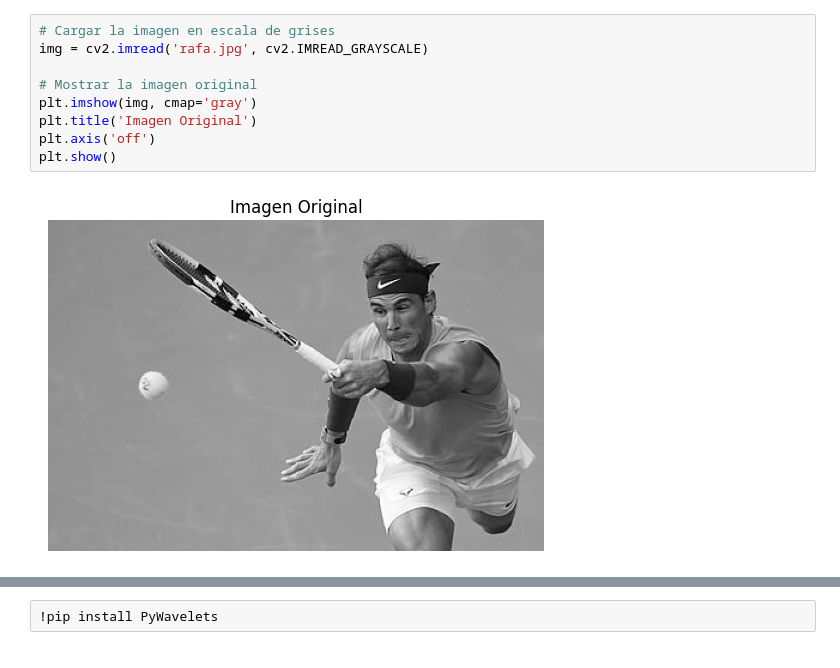
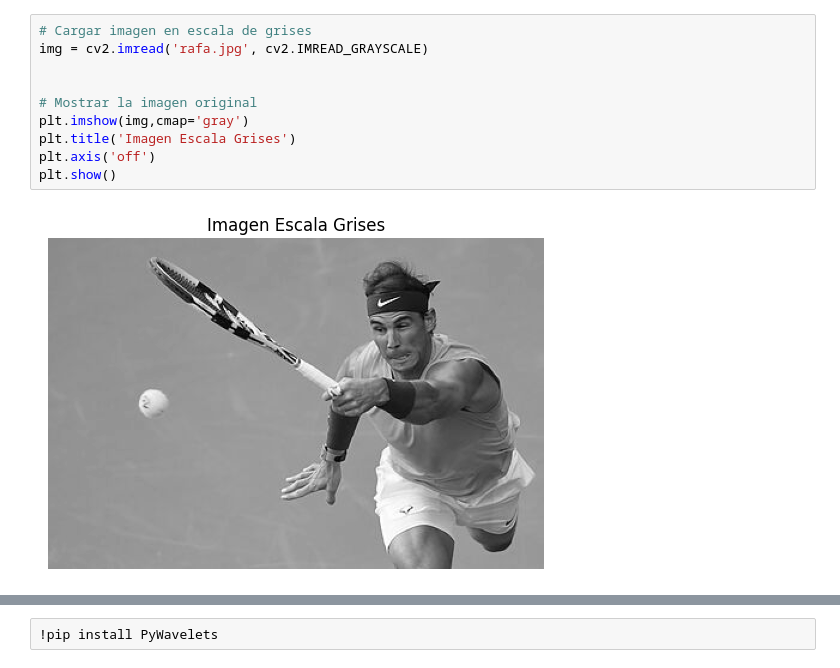
Before and after one commit to depresionTropical/temas-selectos-IA, a Jupyter notebook: U2-CV/Segmentaicón_Textutas.ipynb, the cells around one changed output, grey strips where cells are left out. Drawn from its saved outputs; the diff is of its cells as text.

```diff
--- a/U2-CV/Segmentaicón_Textutas.ipynb
+++ b/U2-CV/Segmentaicón_Textutas.ipynb
@@ -109,11 +84,12 @@ plt.show()
 # %%
-# Cargar la imagen en escala de grises
+# Cargar imagen en escala de grises
 img = cv2.imread('rafa.jpg', cv2.IMREAD_GRAYSCALE)
 
+
 # Mostrar la imagen original
-plt.imshow(img, cmap='gray')
-plt.title('Imagen Original')
+plt.imshow(img,cmap='gray')
+plt.title('Imagen Escala Grises')
 plt.axis('off')
 plt.show()
 # %% [output]
-[figure, old version]
+[figure, new version]
```
Also changed, not shown: parts of 19 cells of this notebook.
